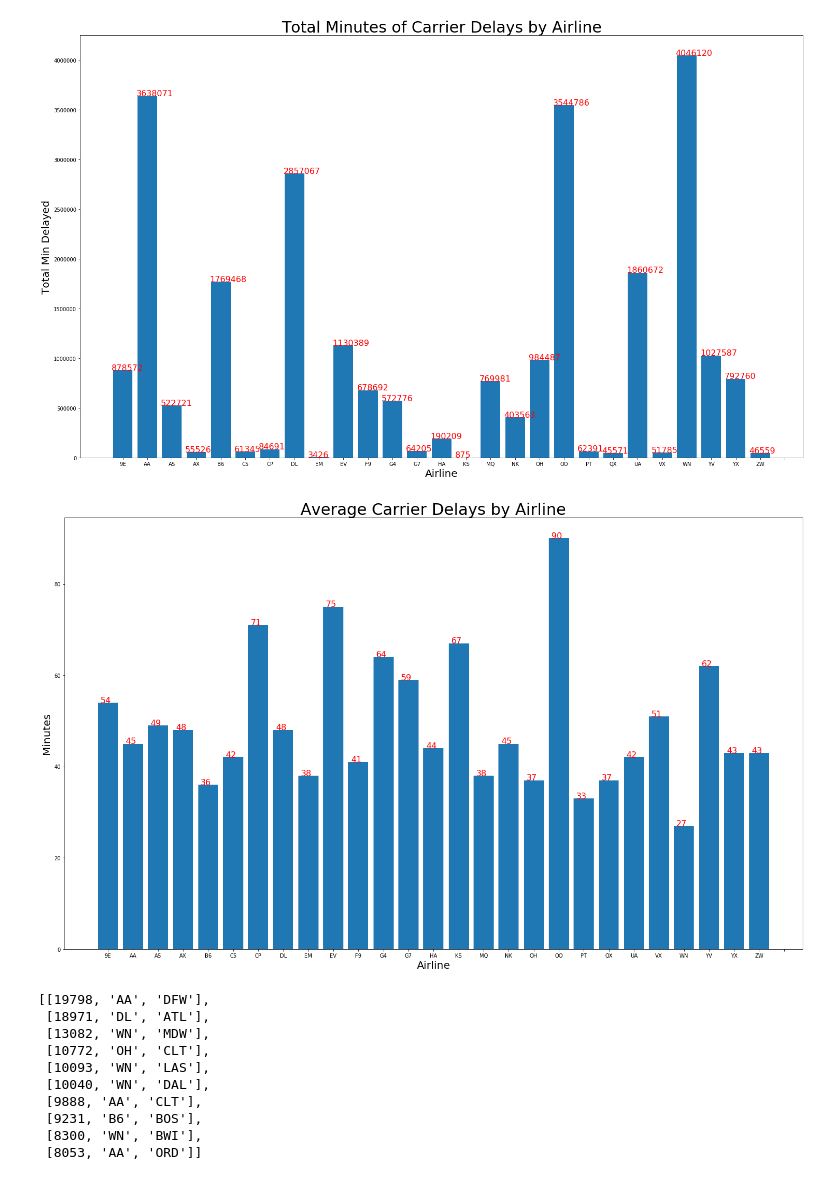
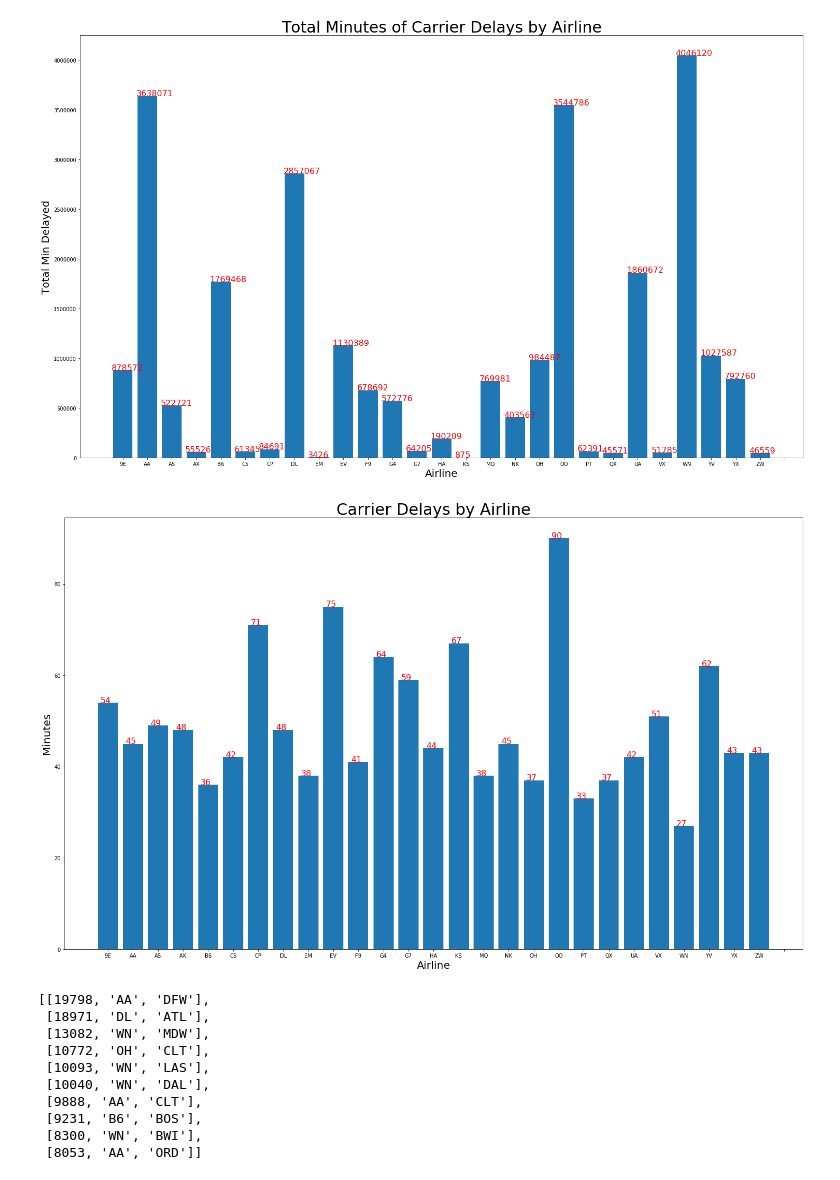
Before and after one commit to Arimorris/delays, a Jupyter notebook: Delay_causes.ipynb, the cells around one changed output. Drawn from its saved outputs; the diff is of its cells as text; code cells hidden in the pictures.

```diff
--- a/Delay_causes.ipynb
+++ b/Delay_causes.ipynb
@@ -129,15 +129,15 @@ avg_delay_line = [round(length_delays[x]/carry[x],0) for x in range(27)]
 # %%
 plt.figure(figsize=(25,15))
 plt.bar(car, avg_delay_line)
-plt.title("Average Carrier Delays by Airline", fontsize =30)
+plt.title("Carrier Delays by Airline", fontsize =30)
 plt.xlabel("Airline", fontsize =20)
 plt.xticks(range(28))
 plt.ylabel("Minutes", fontsize =20)
 for a,b in zip(range(28), avg_delay_line):
     plt.text(a - .3, b, str(int(b)), fontsize =16, color ='r')
 plt.show()
 # %% [output]
-[figure, old version]
+[figure, new version]
 # %%
 # find how often airport has been used
 city = carrier.reindex(columns= (['ORIGIN', 'DEST']))
```
Also changed, not shown: parts of 8 cells of this notebook.
